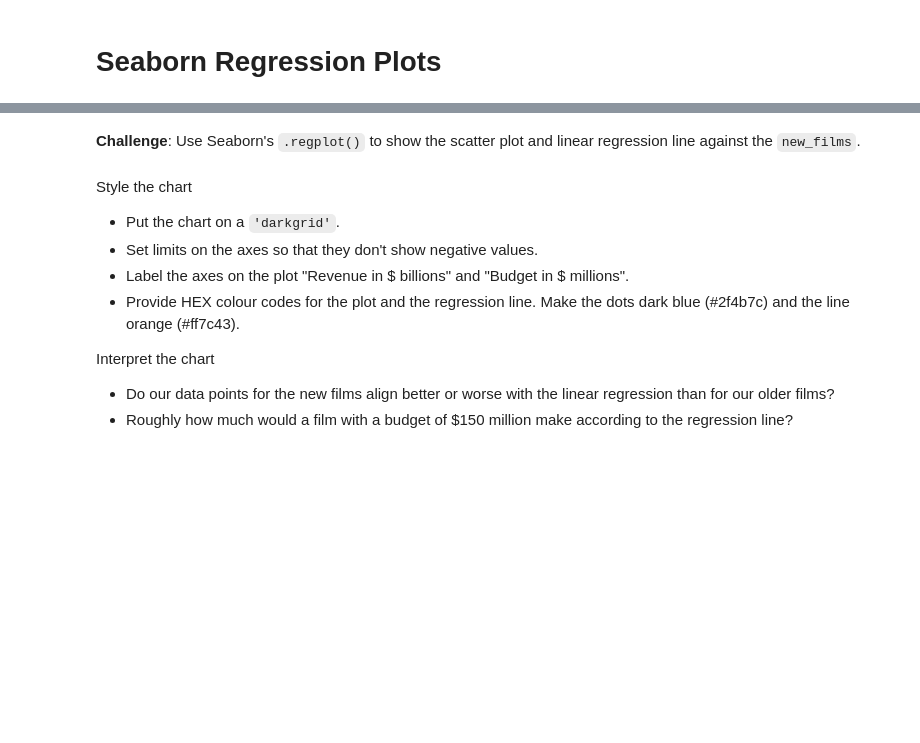
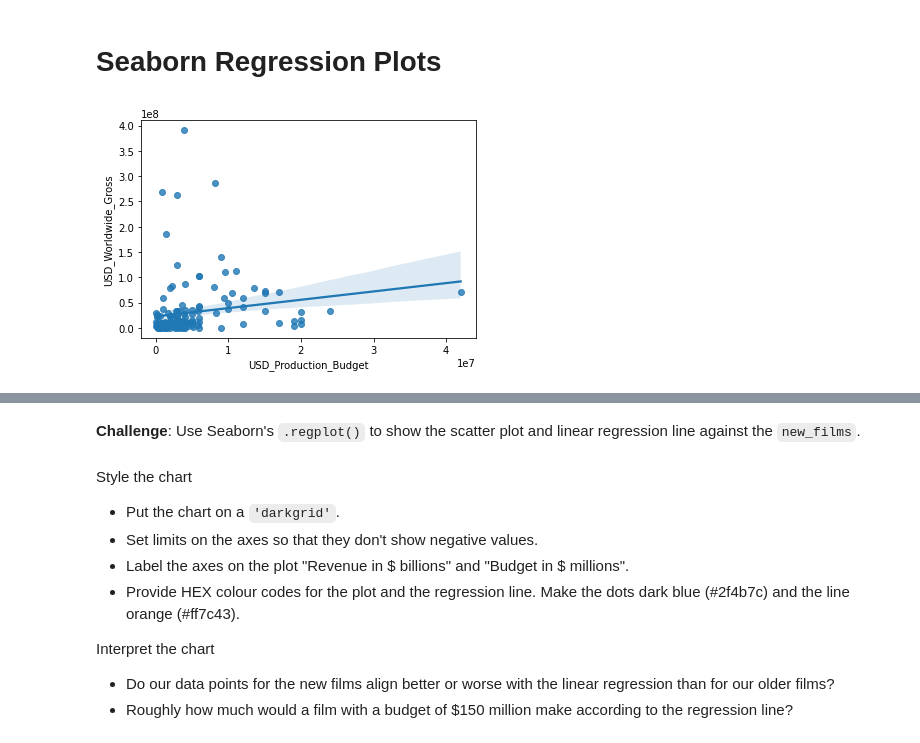
Before and after one commit to Bipul-Dubey/100DaysOfCode-Complete-Python-Course, a Jupyter notebook: Day077-Data visualisation Using Seaborn/Seaborn and Linear Regression.ipynb, the cells around one changed output, grey strips where cells are left out. Drawn from its saved outputs; the diff is of its cells as text; code cells hidden in the pictures; blank space fills up the shorter version.

```diff
--- a/Day077-Data visualisation Using Seaborn/Seaborn and Linear Regression.ipynb
+++ b/Day077-Data visualisation Using Seaborn/Seaborn and Linear Regression.ipynb
@@ -333,3 +333,10 @@ Here's how:
 <img src=https://i.imgur.com/5m06Ach.png width=650>
 3. Use floor division `//` to convert the year data to the decades of the films.
 4. Add the decades as a `Decade` column to the `data_clean` DataFrame.
+# %%
+dt_index=pd.DatetimeIndex(data_clean.Release_Date)
+year=dt_index.year
+# %%
+decades=(year//10)*10
+# %%
+data_clean['Decade']=decades
@@ -341,3 +357,6 @@ Here's how:
 * `new_films` should include all the films from 1970 onwards
 * How many films were released prior to 1970?
 * What was the most expensive film made prior to 1970?
+# %%
+old_films=data_clean[data_clean.Decade<=1969]
+new_films=data_clean[data_clean.Decade>1969]
@@ -344,2 +384,7 @@ Here's how:
 # %% [markdown]
 # Seaborn Regression Plots
+# %%
+sb.regplot(data=old_films,x='USD_Production_Budget',y='USD_Worldwide_Gross')
+plt.show()
+# %% [output]
+[figure, added]
```
Also changed, not shown: parts of 12 cells of this notebook.
